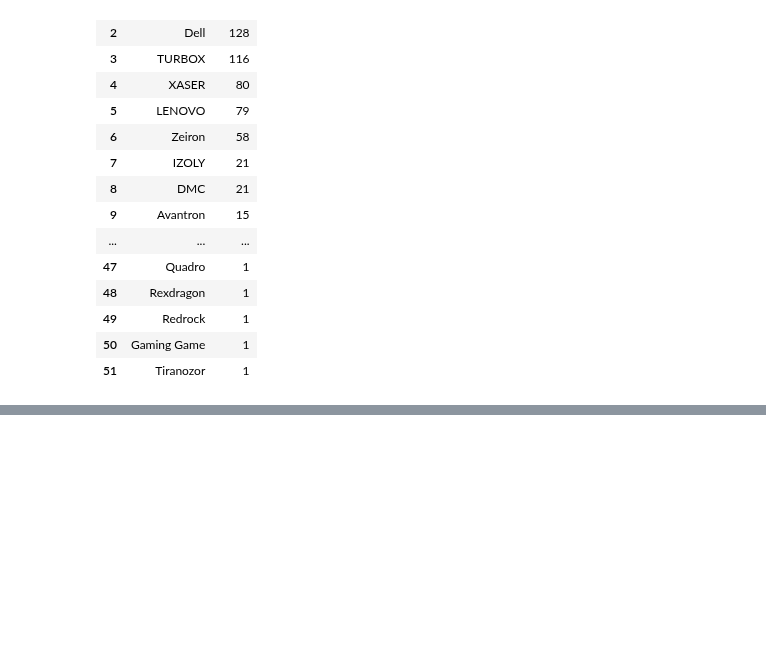
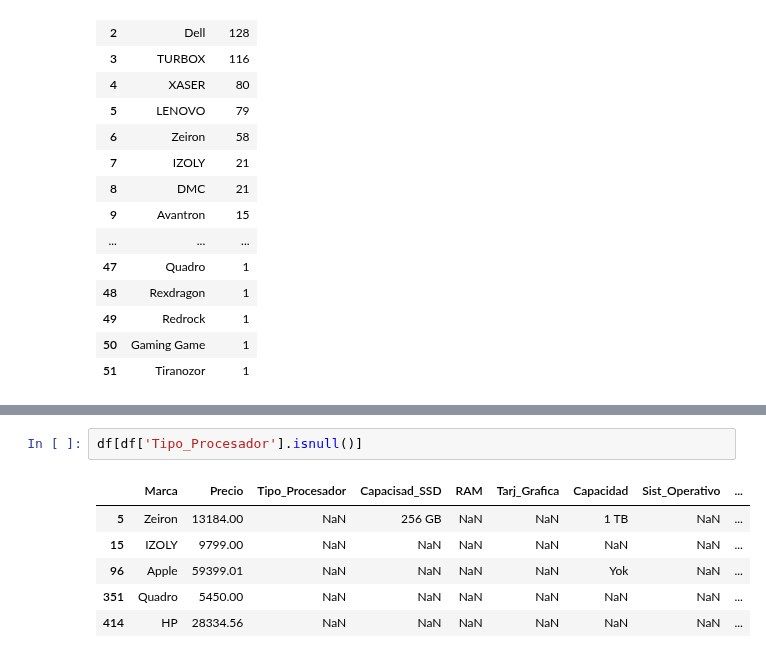
Before and after one commit to Jorge-Alvarez-23/Data-Science-II_Coder, a Jupyter notebook: PROYECTO.ipynb, the cells around one changed output, grey strips where cells are left out. Cells and saved outputs as stored; diff of their text form; blank space fills up the shorter version.

```diff
--- a/PROYECTO.ipynb
+++ b/PROYECTO.ipynb
@@ -205,0 +235,9 @@ df['Marca'].value_counts().reset_index()
+# %%
+df[df['Tipo_Procesador'].isnull()]
+# %% [output]
+|  | Marca | Precio | Tipo_Procesador | Capacisad_SSD | RAM | Tarj_Grafica | Capacidad | Sist_Operativo | ... |
+| 5 | Zeiron | 13184.00 | NaN | 256 GB | NaN | NaN | 1 TB | NaN | ... |
+| 15 | IZOLY | 9799.00 | NaN | NaN | NaN | NaN | NaN | NaN | ... |
+| 96 | Apple | 59399.01 | NaN | NaN | NaN | NaN | Yok | NaN | ... |
+| 351 | Quadro | 5450.00 | NaN | NaN | NaN | NaN | NaN | NaN | ... |
+| 414 | HP | 28334.56 | NaN | NaN | NaN | NaN | NaN | NaN | ... |
```
Also changed, not shown: parts of 13 cells of this notebook.
